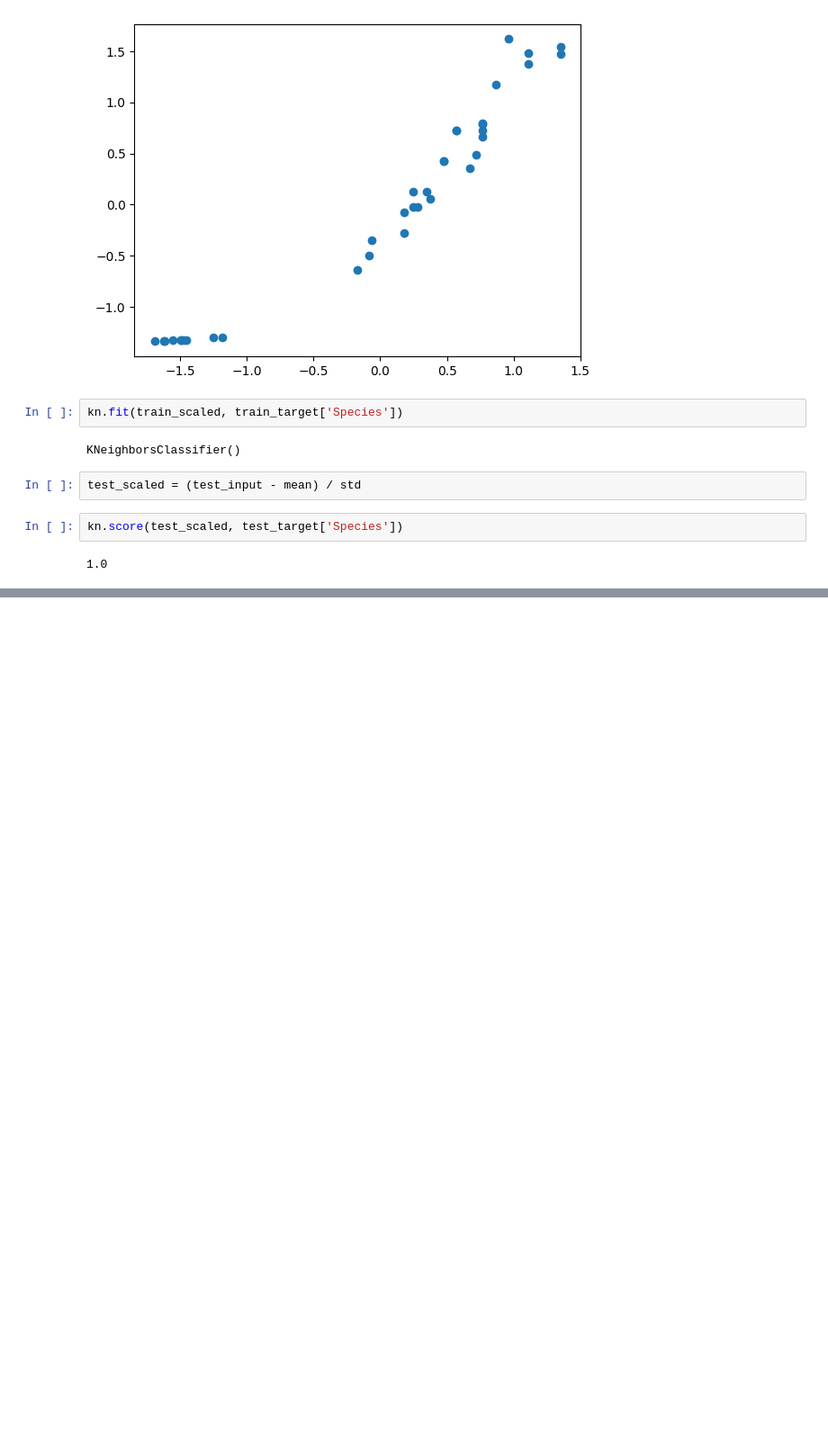
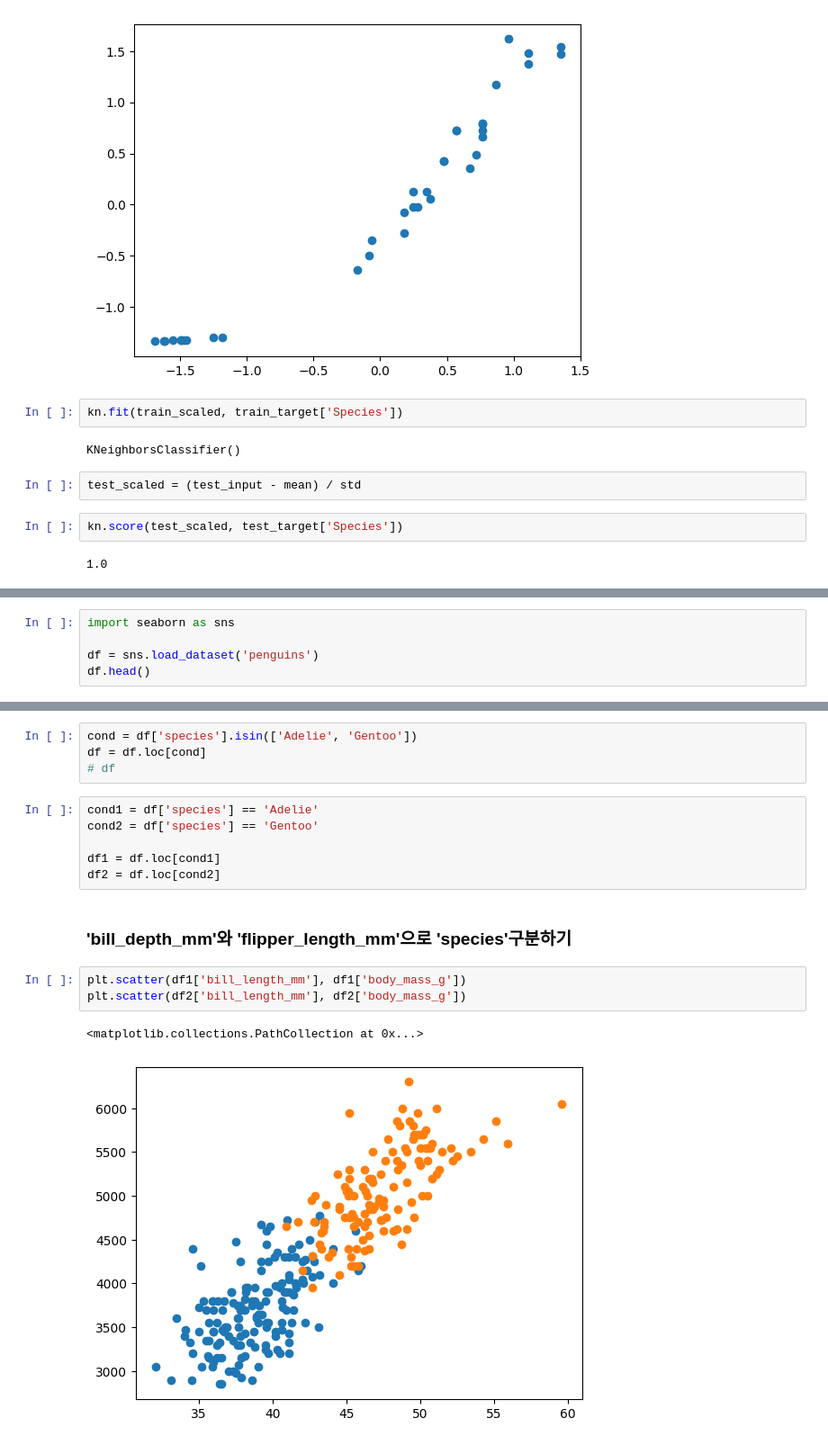
Before and after one commit to dahee325/ML, a Jupyter notebook: 2-2.ipynb, the cells around one changed output, grey strips where cells are left out. Shown at 90% size. Cells and saved outputs as stored; diff of their text form; blank space fills up the shorter version.

```diff
--- a/2-2.ipynb
+++ b/2-2.ipynb
@@ -103,0 +122,5 @@ kn.score(test_scaled, test_target['Species'])
+# %%
+import seaborn as sns
+
+df = sns.load_dataset('penguins')
+df.head()
@@ -103,0 +134,18 @@ kn.score(test_scaled, test_target['Species'])
+# %%
+cond = df['species'].isin(['Adelie', 'Gentoo'])
+df = df.loc[cond]
+# df
+# %%
+cond1 = df['species'] == 'Adelie'
+cond2 = df['species'] == 'Gentoo'
+
+df1 = df.loc[cond1]
+df2 = df.loc[cond2]
+# %% [markdown]
+### 'bill_depth_mm'와 'flipper_length_mm'으로 'species'구분하기
+# %%
+plt.scatter(df1['bill_length_mm'], df1['body_mass_g'])
+plt.scatter(df2['bill_length_mm'], df2['body_mass_g'])
+# %% [output]
+<matplotlib.collections.PathCollection at 0x...>
+[figure, added]
```
Also changed, not shown: parts of 69 cells of this notebook, 2 other files.
